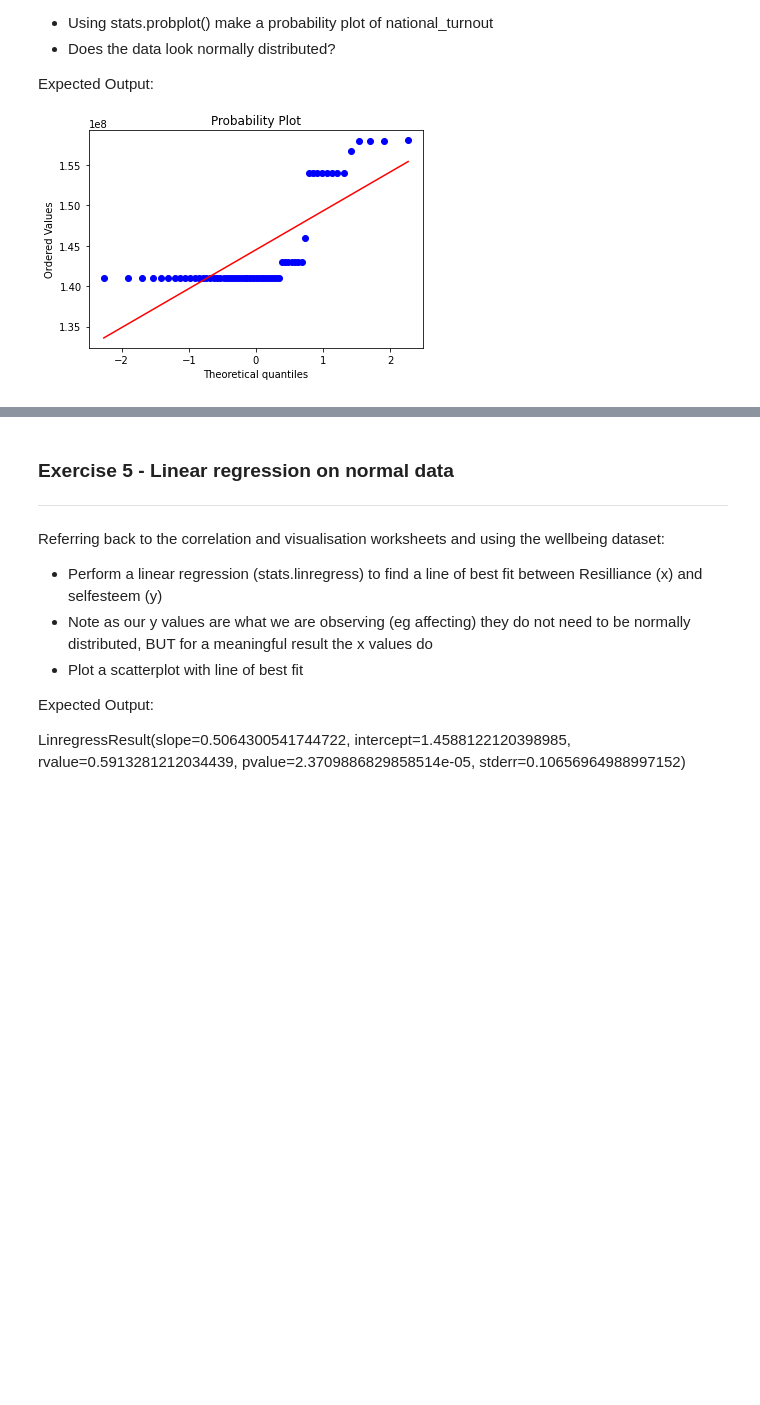
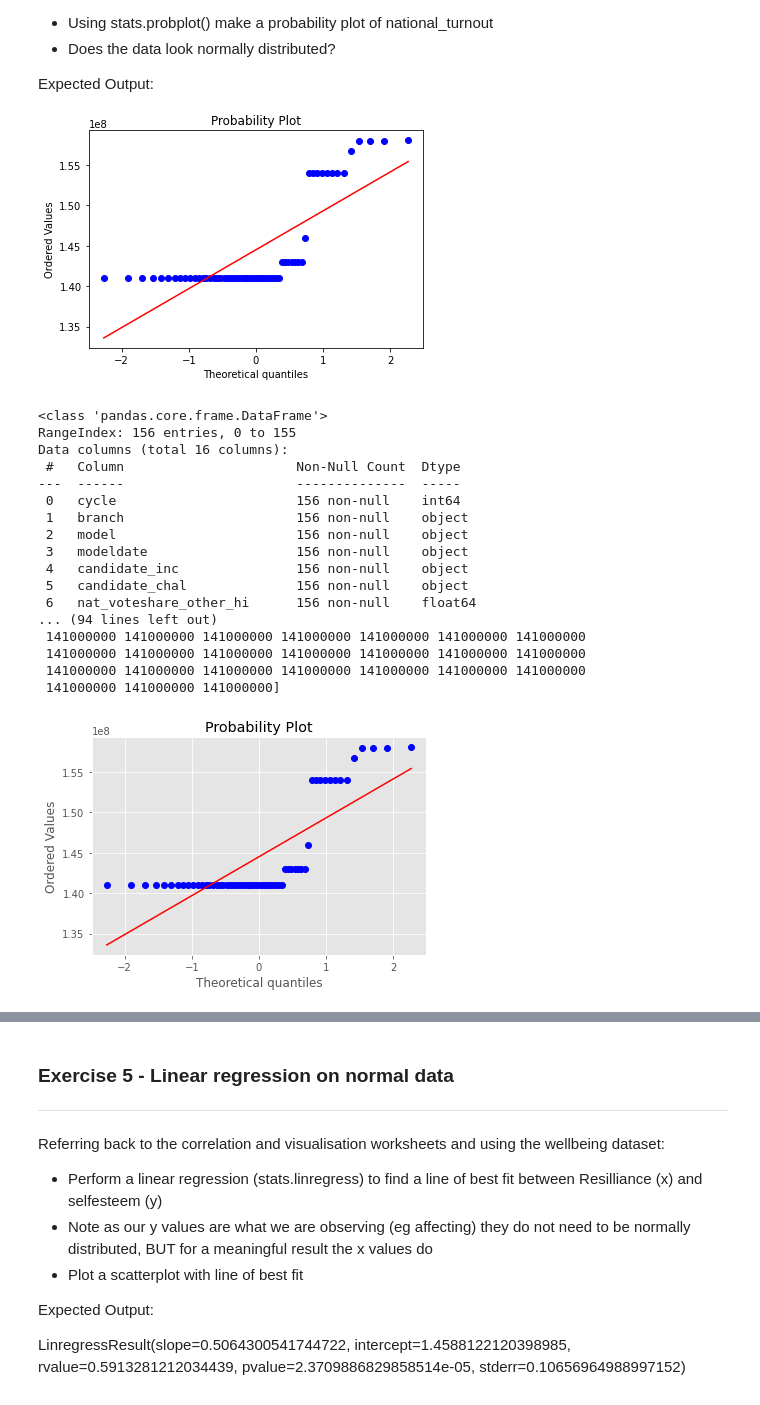
Before and after one commit to mrsferret/Code-Division, a Jupyter notebook: Worksheets/8_3_Testing_for_normal_distributions.ipynb, the cells around one changed output, grey strips where cells are left out. Saved outputs shown, nothing was run; the diff lists cells and outputs as text; code cells hidden in the pictures; blank space fills up the shorter version.

```diff
--- a/Worksheets/8_3_Testing_for_normal_distributions.ipynb
+++ b/Worksheets/8_3_Testing_for_normal_distributions.ipynb
@@ -347,3 +347,58 @@ This leaves 59 clean records
 Expected Output:
 
 ![image.png](embedded-picture-1)
+# %%
+import pandas as pd
+import numpy as np
+from scipy import stats
+import matplotlib.pyplot as plt
+
+def chart_nat_turnout_prob(national_turnout_np):
+
+  #==========================================================================
+  # now make a probability plot of the data
+  #==========================================================================
+
+  stats.probplot(national_turnout_np, plot = plt)
+  plt.show()
+
+  return
+
+#===============================================================================
+# Start Here
+#===============================================================================
+# read csv file into a dataframe
+url="https://raw.githubusercontent.com/futureCodersSE/working-with-data/main/Data%20sets/Data%20Cleaning%20Data%20Sets/presDirty.csv"
+
+df=pd.read_csv(url)
+
+cleaned_df = inspect_and_clean_data(df)
+
+#==========================================================================
+# extract national_turnout_np column from clean dataframe to create numpy array
+#==========================================================================
+
+national_turnout_np = cleaned_df['national_turnout'].to_numpy(np.int32)
+
+print ("\nnational_turnout_np:", national_turnout_np)
+
+chart_nat_turnout_prob(national_turnout_np)
+# %% [output]
+<class 'pandas.core.frame.DataFrame'>
+RangeIndex: 156 entries, 0 to 155
+Data columns (total 16 columns):
+ #   Column                      Non-Null Count  Dtype
+---  ------                      --------------  -----
+ 0   cycle                       156 non-null    int64
+ 1   branch                      156 non-null    object
+ 2   model                       156 non-null    object
+ 3   modeldate                   156 non-null    object
+ 4   candidate_inc               156 non-null    object
+ 5   candidate_chal              156 non-null    object
+ 6   nat_voteshare_other_hi      156 non-null    float64
+... (94 lines left out)
+ 141000000 141000000 141000000 141000000 141000000 141000000 141000000
+ 141000000 141000000 141000000 141000000 141000000 141000000 141000000
+ 141000000 141000000 141000000 141000000 141000000 141000000 141000000
+ 141000000 141000000 141000000]
+[figure, added]
```
Also changed, not shown: parts of 2 cells of this notebook.
